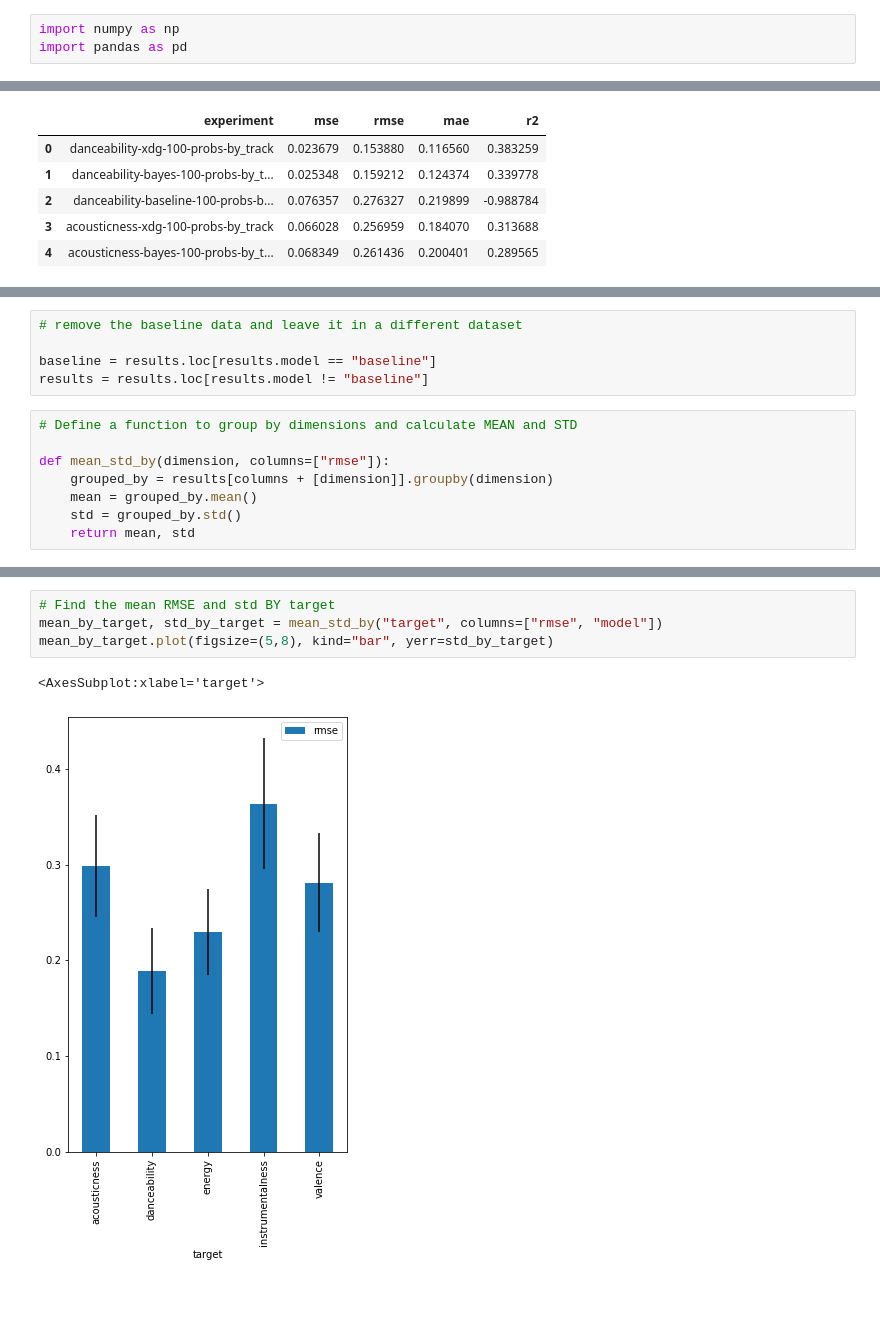
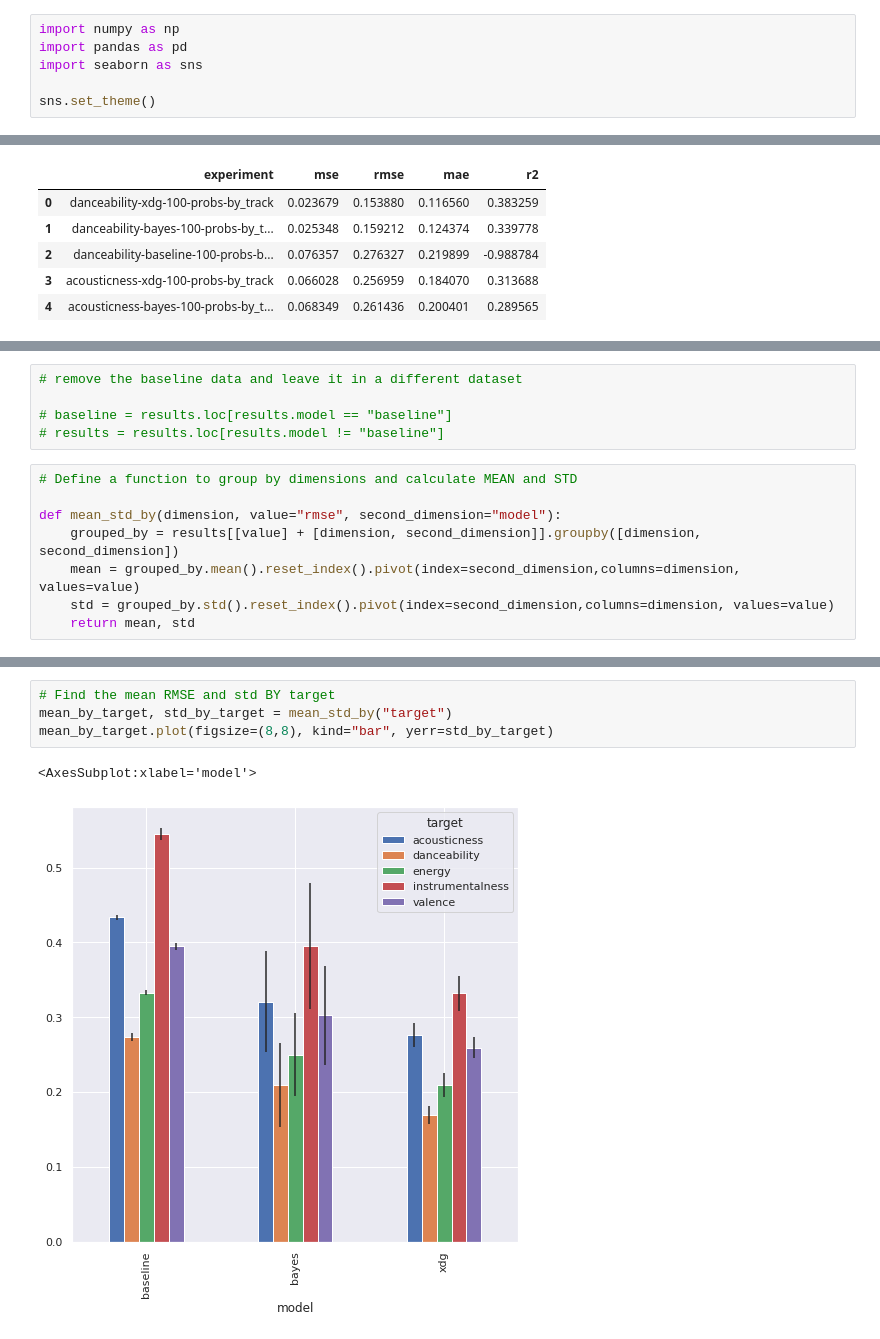
Before and after one commit to jramcast/music-recommendation, a Jupyter notebook: experiments/mylastfm/notebooks/anaylize_results.ipynb, the cells around one changed output, grey strips where cells are left out. Saved outputs shown, nothing was run; the diff lists cells and outputs as text; blank space fills up the shorter version.

Commit message:
keep going with the results analysis

```diff
--- a/experiments/mylastfm/notebooks/anaylize_results.ipynb
+++ b/experiments/mylastfm/notebooks/anaylize_results.ipynb
@@ -8,6 +8,9 @@ This notebook analysis the results gathered from the experiments, which are stor
 # %%
 import numpy as np
 import pandas as pd
+import seaborn as sns
+
+sns.set_theme()
 # %%
 results = pd.read_csv("../results_by_track.csv")
 results.head()
@@ -32,14 +35,14 @@ results.head()
 # %%
 # remove the baseline data and leave it in a different dataset
 
-baseline = results.loc[results.model == "baseline"]
-results = results.loc[results.model != "baseline"]
+# baseline = results.loc[results.model == "baseline"]
+# results = results.loc[results.model != "baseline"]
 # %%
 # Define a function to group by dimensions and calculate MEAN and STD
 
-def mean_std_by(dimension, columns=["rmse"]):
-    grouped_by = results[columns + [dimension]].groupby(dimension)
-    mean = grouped_by.mean()
-    std = grouped_by.std()
+def mean_std_by(dimension, value="rmse", second_dimension="model"):
+    grouped_by = results[[value] + [dimension, second_dimension]].groupby([dimension, second_dimension])
+    mean = grouped_by.mean().reset_index().pivot(index=second_dimension,columns=dimension, values=value)
+    std = grouped_by.std().reset_index().pivot(index=second_dimension,columns=dimension, values=value)
     return mean, std
 # %%
@@ -52,7 +55,7 @@ mean_by_limit.plot(figsize=(5,8), kind="bar", yerr=std_by_limit)
 # %%
 # Find the mean RMSE and std BY target
-mean_by_target, std_by_target = mean_std_by("target", columns=["rmse", "model"])
-mean_by_target.plot(figsize=(5,8), kind="bar", yerr=std_by_target)
+mean_by_target, std_by_target = mean_std_by("target")
+mean_by_target.plot(figsize=(8,8), kind="bar", yerr=std_by_target)
 # %% [output]
-<AxesSubplot:xlabel='target'>
+<AxesSubplot:xlabel='model'>
-[figure, old version]
+[figure, new version]
```
Also changed, not shown: parts of 5 cells of this notebook.
